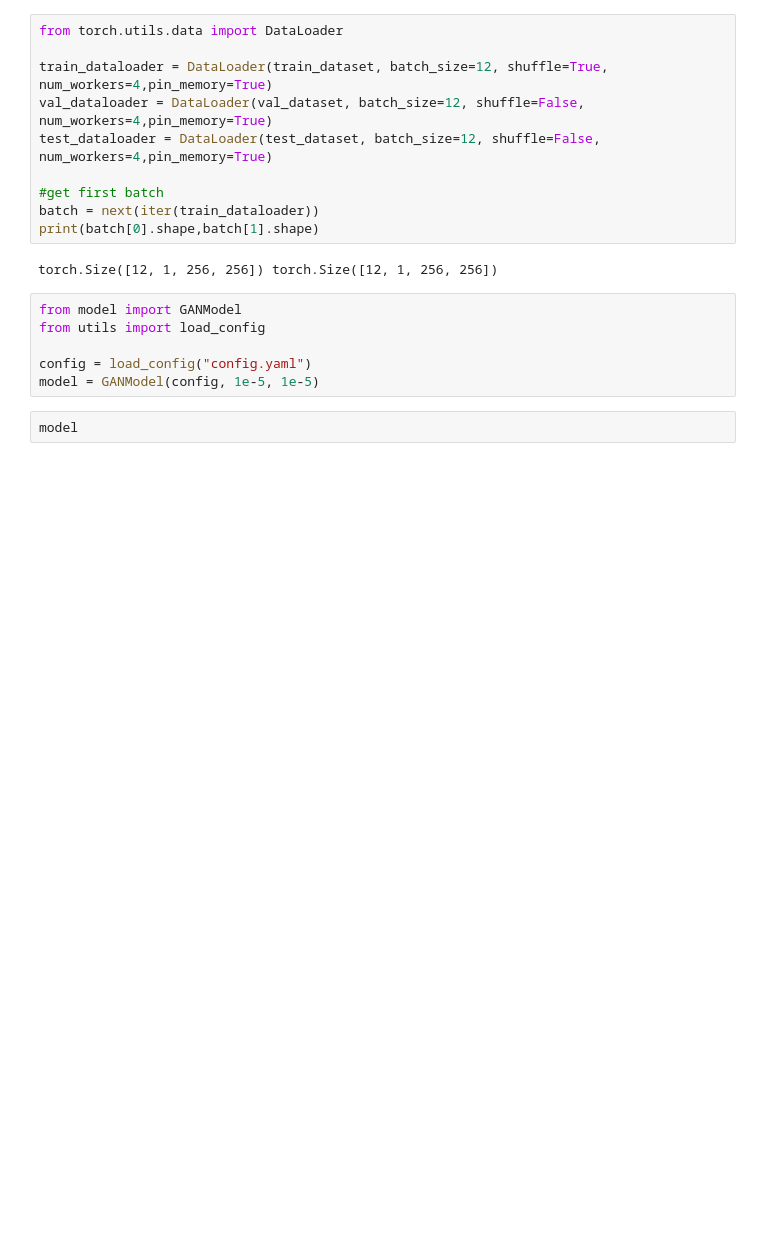
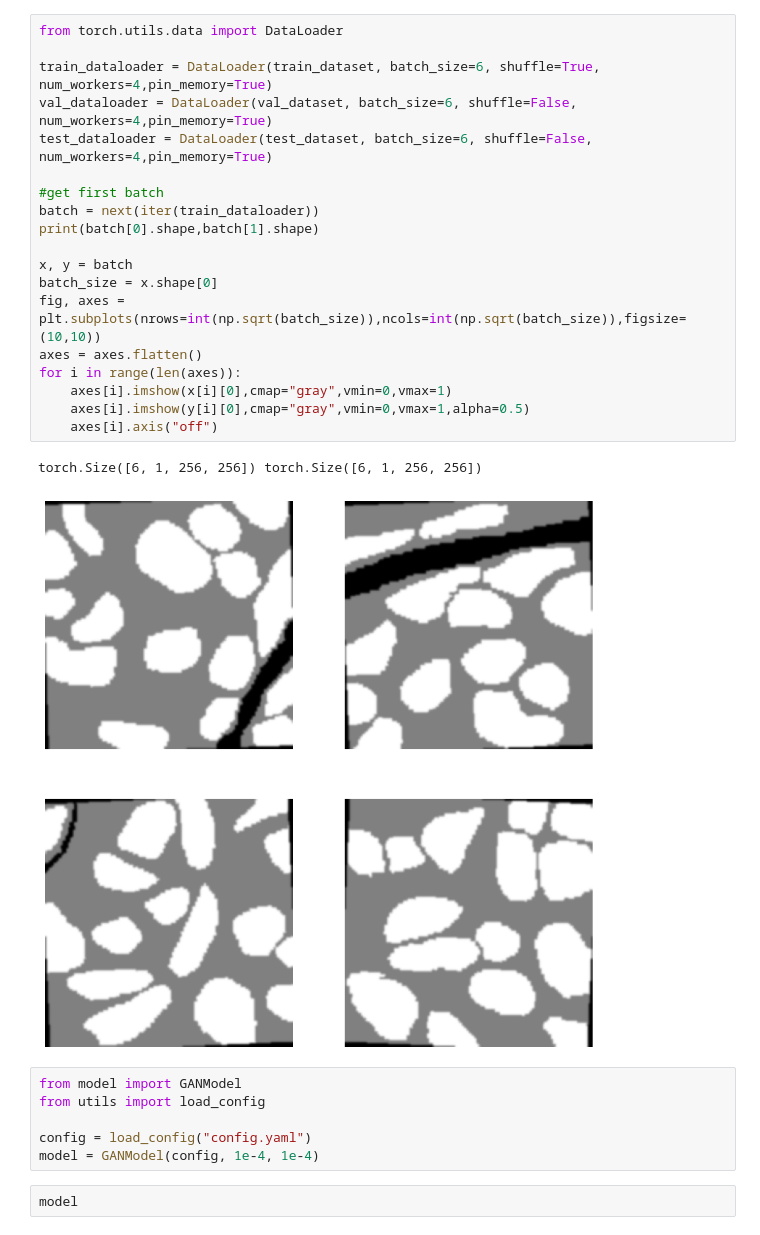
Before and after one commit to ignasiialemany/cGAN_cDTI, a Jupyter notebook: training.ipynb, the cells around one changed output. Drawn from its saved outputs; the diff is of its cells as text; blank space fills up the shorter version.

```diff
--- a/training.ipynb
+++ b/training.ipynb
@@ -57,21 +126,31 @@ ValueError: Input and output must have the same number of spatial dimensions, bu
 # %%
 from torch.utils.data import DataLoader
 
-train_dataloader = DataLoader(train_dataset, batch_size=12, shuffle=True, num_workers=4,pin_memory=True)
-val_dataloader = DataLoader(val_dataset, batch_size=12, shuffle=False, num_workers=4,pin_memory=True)
-test_dataloader = DataLoader(test_dataset, batch_size=12, shuffle=False, num_workers=4,pin_memory=True)
+train_dataloader = DataLoader(train_dataset, batch_size=6, shuffle=True, num_workers=4,pin_memory=True)
+val_dataloader = DataLoader(val_dataset, batch_size=6, shuffle=False, num_workers=4,pin_memory=True)
+test_dataloader = DataLoader(test_dataset, batch_size=6, shuffle=False, num_workers=4,pin_memory=True)
 
 #get first batch
 batch = next(iter(train_dataloader))
 print(batch[0].shape,batch[1].shape)
+
+x, y = batch
+batch_size = x.shape[0]
+fig, axes = plt.subplots(nrows=int(np.sqrt(batch_size)),ncols=int(np.sqrt(batch_size)),figsize=(10,10))
+axes = axes.flatten()
+for i in range(len(axes)):
+    axes[i].imshow(x[i][0],cmap="gray",vmin=0,vmax=1)
+    axes[i].imshow(y[i][0],cmap="gray",vmin=0,vmax=1,alpha=0.5)
+    axes[i].axis("off")
 # %% [output]
-torch.Size([12, 1, 256, 256]) torch.Size([12, 1, 256, 256])
+torch.Size([6, 1, 256, 256]) torch.Size([6, 1, 256, 256])
+[figure, added]
 # %%
 from model import GANModel
 from utils import load_config
 
 config = load_config("config.yaml")
-model = GANModel(config, 1e-5, 1e-5)
+model = GANModel(config, 1e-4, 1e-4)
 # %%
 model
 # %% [output]
```
Also changed, not shown: parts of 7 cells of this notebook, 2 other files.
